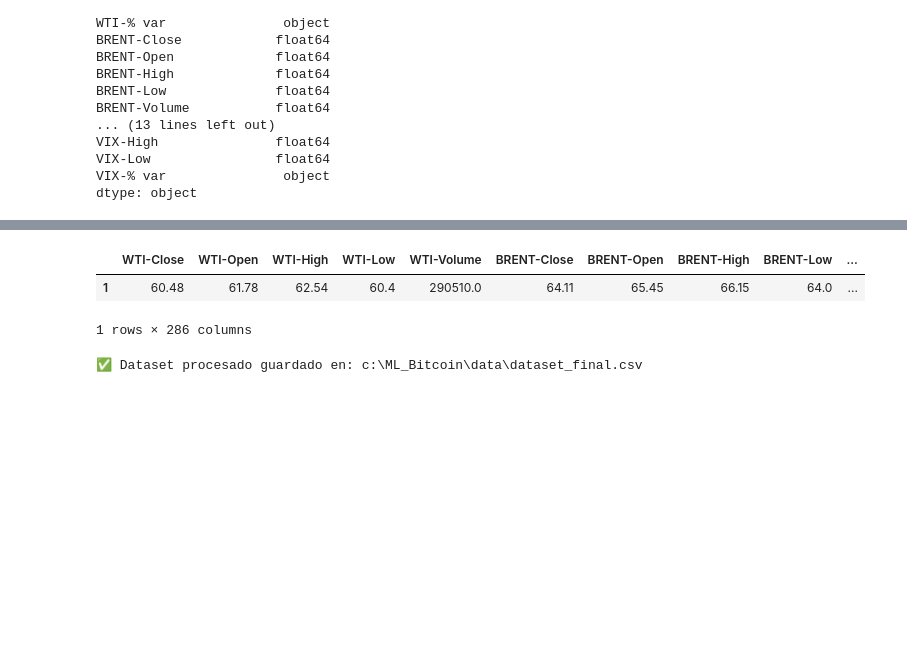
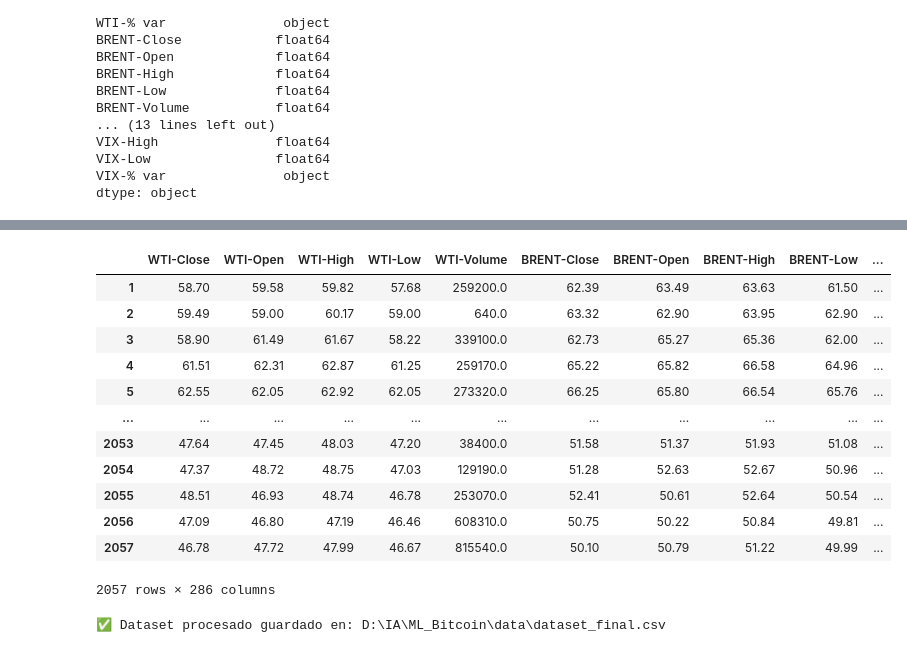
Before and after one commit to mijaelsegura03/ML_Bitcoin, a Jupyter notebook: notebooks/EDA/EDA-notebook.ipynb, the cells around one changed output, grey strips where cells are left out. Cells and saved outputs as stored; diff of their text form; code cells hidden in the pictures; blank space fills up the shorter version.

```diff
--- a/notebooks/EDA/EDA-notebook.ipynb
+++ b/notebooks/EDA/EDA-notebook.ipynb
@@ -487,5 +487,6 @@ dtype: object
 # %%
 dataset
 dataset = dataset.drop(columns=[col for col in dataset.columns if "% var" in col])
-dataset.dtypes
+dataset = dataset.dropna()
+dataset
 # %% [output]
@@ -555,4 +551,0 @@ poly_df
-# %%
-poly_df["BTC-Close_next_day"] = poly_df["BTC-Close"].shift(1)
-poly_df = poly_df.dropna(subset=["BTC-Close_next_day"]).copy()
-poly_df
@@ -579,7 +558,7 @@ poly_df["Year"] = poly_df["Date"].dt.year
 poly_df = poly_df.drop('Date', axis=1)
 poly_df["BTC_Close_MA7"] = poly_df["BTC-Close"].rolling(window=7, min_periods=1).mean()
 poly_df["BTC_Close_MA30"] = poly_df["BTC-Close"].rolling(window=30, min_periods=1).mean()
-poly_df["BTC_Close_diff1"] = poly_df["BTC-Close"].diff(1).fillna(0)
+poly_df["BTC_Close_diff1"] = poly_df["BTC-Close"].diff(-1).fillna(0)
 
 poly_df.head()
 # %% [output]
@@ -593,9 +572,5 @@ poly_df.head()
 # %%
 X = poly_df.copy()
-X = X.dropna()
-y = X['BTC-Close_next_day']
-y_last_row = X.head(1)['BTC-Close_next_day'].copy()
-X = X.drop('BTC-Close_next_day', axis=1)
 X
 # %% [output]
 |  | WTI-Close | WTI-Open | WTI-High | WTI-Low | WTI-Volume | BRENT-Close | BRENT-Open | BRENT-High | BRENT-Low | ... |
@@ -614,17 +589,24 @@ X
 # %%
-x_last_row = X.head(1).copy()
-X = X.iloc[:-1]
-y = y.iloc[:-1]
-x_last_row
+X = X.iloc[1:]
+X
 # %% [output]
 |  | WTI-Close | WTI-Open | WTI-High | WTI-Low | WTI-Volume | BRENT-Close | BRENT-Open | BRENT-High | BRENT-Low | ... |
-| 1 | 60.48 | 61.78 | 62.54 | 60.4 | 290510.0 | 64.11 | 65.45 | 66.15 | 64.0 | ... |
+| 1 | 58.70 | 59.58 | 59.82 | 57.68 | 259200.0 | 62.39 | 63.49 | 63.63 | 61.50 | ... |
+| 2 | 59.49 | 59.00 | 60.17 | 59.00 | 640.0 | 63.32 | 62.90 | 63.95 | 62.90 | ... |
+| 3 | 58.90 | 61.49 | 61.67 | 58.22 | 339100.0 | 62.73 | 65.27 | 65.36 | 62.00 | ... |
+| 4 | 61.51 | 62.31 | 62.87 | 61.25 | 259170.0 | 65.22 | 65.82 | 66.58 | 64.96 | ... |
+| 5 | 62.55 | 62.05 | 62.92 | 62.05 | 273320.0 | 66.25 | 65.80 | 66.54 | 65.76 | ... |
+| ... | ... | ... | ... | ... | ... | ... | ... | ... | ... | ... |
+| 2053 | 47.64 | 47.45 | 48.03 | 47.20 | 38400.0 | 51.58 | 51.37 | 51.93 | 51.08 | ... |
+| 2054 | 47.37 | 48.72 | 48.75 | 47.03 | 129190.0 | 51.28 | 52.63 | 52.67 | 50.96 | ... |
+| 2055 | 48.51 | 46.93 | 48.74 | 46.78 | 253070.0 | 52.41 | 50.61 | 52.64 | 50.54 | ... |
+| 2056 | 47.09 | 46.80 | 47.19 | 46.46 | 608310.0 | 50.75 | 50.22 | 50.84 | 49.81 | ... |
+| 2057 | 46.78 | 47.72 | 47.99 | 46.67 | 815540.0 | 50.10 | 50.79 | 51.22 | 49.99 | ... |
-1 rows × 286 columns
+2057 rows × 286 columns
 # %%
 from pathlib import Path
-poly_df = poly_df.dropna().reset_index(drop=True)
 data_dir = Path.cwd().parent.parent / "data"
-poly_df.to_csv(data_dir / "dataset_final.csv", index=False)
+X.to_csv(data_dir / "dataset_final.csv", index=False)
 print("✅ Dataset procesado guardado en:", data_dir / "dataset_final.csv")
 # %% [output]
-✅ Dataset procesado guardado en: c:\ML_Bitcoin\data\dataset_final.csv
+✅ Dataset procesado guardado en: D:\IA\ML_Bitcoin\data\dataset_final.csv
```
Also changed, not shown: parts of 23 cells of this notebook, 32 other files.
